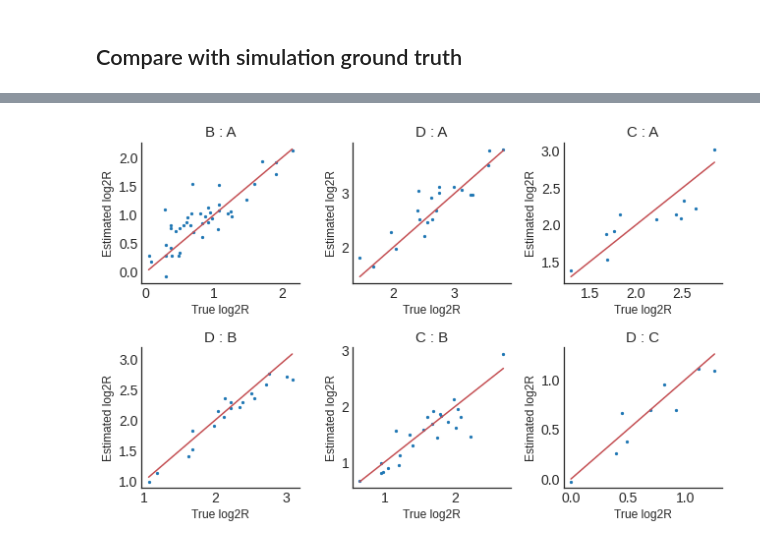
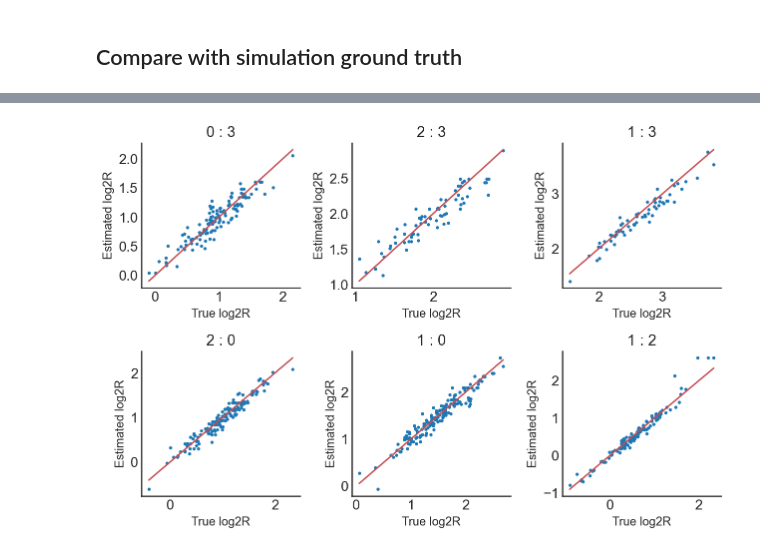
Before and after one commit to QiuyuLian/TOMAS, a Jupyter notebook: docs/source/Generic_case.ipynb, the cells around one changed output, grey strips where cells are left out. Saved outputs shown, nothing was run; the diff lists cells and outputs as text; code cells hidden in the pictures.

```diff
--- a/docs/source/Generic_case.ipynb
+++ b/docs/source/Generic_case.ipynb
@@ -191,3 +256,0 @@ dbl_candidate = tm.infer.heteroDbl_bc(adata,
-# %%
-adata.obs.loc[adata.obs['heteroDbl']==dbl,'heteroDbl'] = 'unknown'
-adata.obs.loc[dbl_candidate,'heteroDbl'] = dbl
@@ -231,12 +373,5 @@ C is done!
-# %%
-adata.obs['total_UMIs'] = np.ravel(adata.X.sum(1))
-adata.obs['log10_totUMIs'] = np.log10(adata.obs['total_UMIs'])
-tm.fit.logN_para(adata,
-                 logUMIby='log10_totUMIs',
-                 groupby='danno_RNAonly',
-                 inplace=True)
 # %%
-adata_mgdic = tm.infer.get_dbl_mg(adata, groupby='heteroDbl')
+adata_mgdic = tm.infer.get_dbl_mg(adata, groupby = 'danno_RNAonly')
 # %%
 for dbl in adata_mgdic:
     print(dbl)
@@ -302,13 +476,0 @@ dbl_groups = list(adata_mgdic.keys())
-# %%
-for i in range(len(dbl_groups)):
-
-    dbl = dbl_groups[i]
-
-    log2R_true = np.log2(adata.obs.loc[adata.obs['heteroDbl']==dbl,'trueR'])
-    w_best = adata_mgdic[dbl].uns['ratio']['w_best']
-    log2R_pred = np.log2((1-w_best)/w_best)
-
-    trueR = 2**np.mean(tm.auxi.rm_outliers(log2R_true[~np.isnan(log2R_true)]))
-    predR = 2**np.mean(tm.auxi.rm_outliers(log2R_pred))
-    err = trueR - predR
-    print(dbl,'true R=',trueR,', predicted R=',predR,', err=',err)
@@ -322,31 +477,30 @@ C_D true R= 1.6045277891932905 , predicted R= 1.5366319339591041 , err= 0.067895
 # %%
 from matplotlib import pyplot as plt
 
+dbl_groups = list(adata_mgdic.keys())
+
 plt.figure(figsize=(9,3*np.ceil(len(dbl_groups) / 3)), dpi=72)
-plt.style.use('seaborn-white')
 for i in range(len(dbl_groups)):
     ax = plt.subplot(int(np.ceil(len(dbl_groups)/3)),3,i+1)
 
     dbl = dbl_groups[i]
 
-    log2R_true = np.log2(adata.obs.loc[adata.obs['heteroDbl']==dbl,'trueR'])
+    log2R_true = np.log2(adata.obs.loc[adata.obs['danno_RNAonly']==dbl,'trueR'])
     w_best = adata_mgdic[dbl].uns['ratio']['w_best']
     log2R_pred = np.log2((1-w_best)/w_best)
 
     plt.scatter(log2R_true, log2R_pred,s=5)
     plt.plot([np.min(log2R_true),np.max(log2R_true)],[np.min(log2R_true),np.max(log2R_true)],c='r')
 
     plt.xlabel('True log2R',fontsize=12)
     plt.ylabel('Estimated log2R',fontsize=12)
     plt.title(dbl.split('_')[1]+' : '+dbl.split('_')[0],fontsize=15)
 
     ax.spines['right'].set_visible(False)
     ax.spines['top'].set_visible(False)
     ax.yaxis.set_ticks_position('left')
 
-#plt.suptitle('DB: '+str(dataplot.shape[1])+' ADTs,'+str(dataplot.shape[0])+' droplets',fontsize=15)
-plt.subplots_adjust(top=0.9, bottom=0.1, left=0.1, right=0.9, hspace=0.6,wspace=0.15)
 plt.tight_layout()
 plt.show()
 # %% [output]
-[figure, old version]
+[figure, new version]
```
Also changed, not shown: parts of 77 cells of this notebook, 18 other files.
